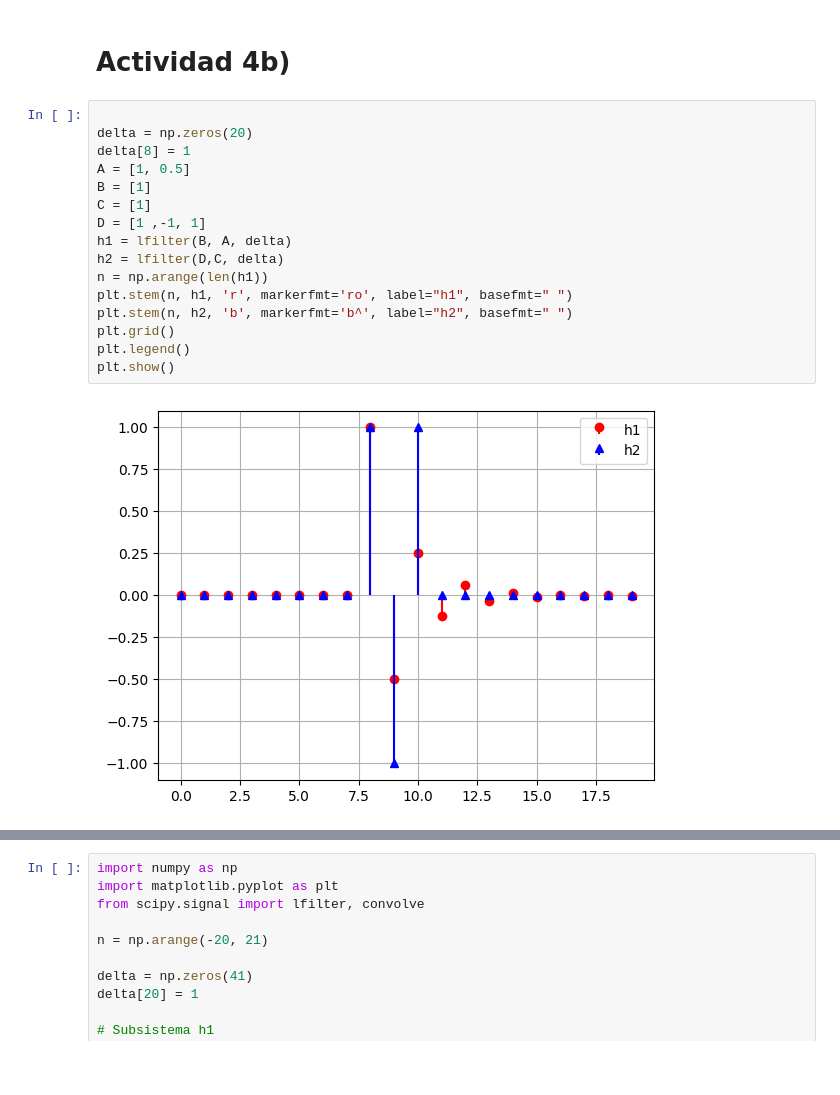
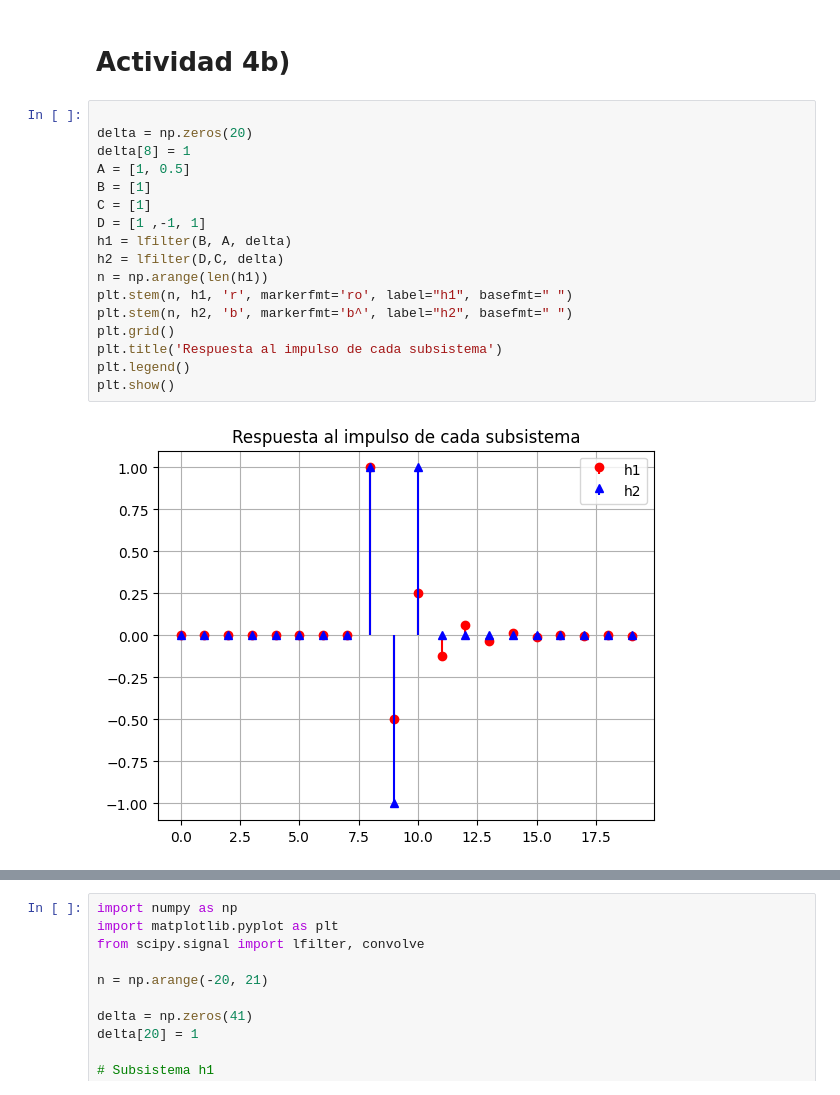
Before and after one commit to Lekkito/analisis-de-se-ales, a Jupyter notebook: tp2.ipynb, the cells around one changed output, grey strips where cells are left out. Cells and saved outputs as stored; diff of their text form; blank space fills up the shorter version.

```diff
--- a/tp2.ipynb
+++ b/tp2.ipynb
@@ -79,21 +80,22 @@ respuesta(A,B, "$y[n]-0.4y[n-1]=x[n]-x[n-2]$")
 # %%
 
 delta = np.zeros(20)
 delta[8] = 1
 A = [1, 0.5]
 B = [1]
 C = [1]
 D = [1 ,-1, 1]
 h1 = lfilter(B, A, delta)
 h2 = lfilter(D,C, delta)
 n = np.arange(len(h1))
 plt.stem(n, h1, 'r', markerfmt='ro', label="h1", basefmt=" ")
 plt.stem(n, h2, 'b', markerfmt='b^', label="h2", basefmt=" ")
 plt.grid()
+plt.title('Respuesta al impulso de cada subsistema')
 plt.legend()
 plt.show()
 # %% [output]
-[figure, old version]
+[figure, new version]
 # %%
 nc = np.arange(1,40)
 ht = convolve(h1, h2)
```
Also changed, not shown: parts of 23 cells of this notebook.
